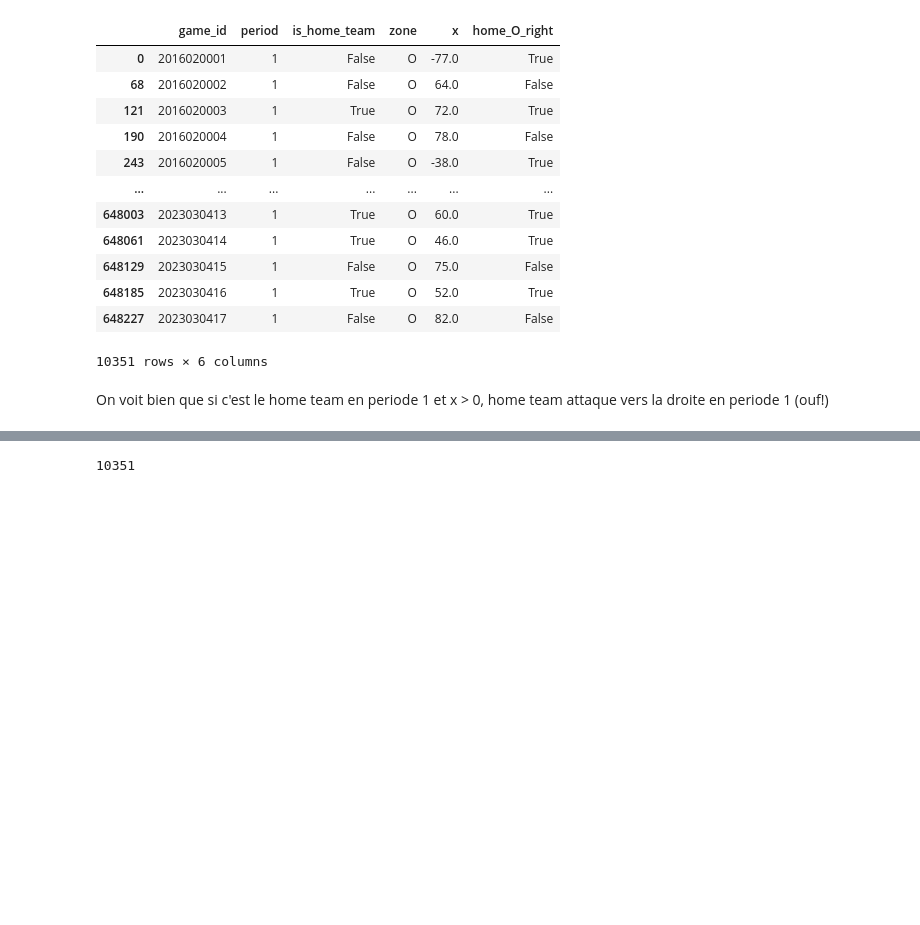
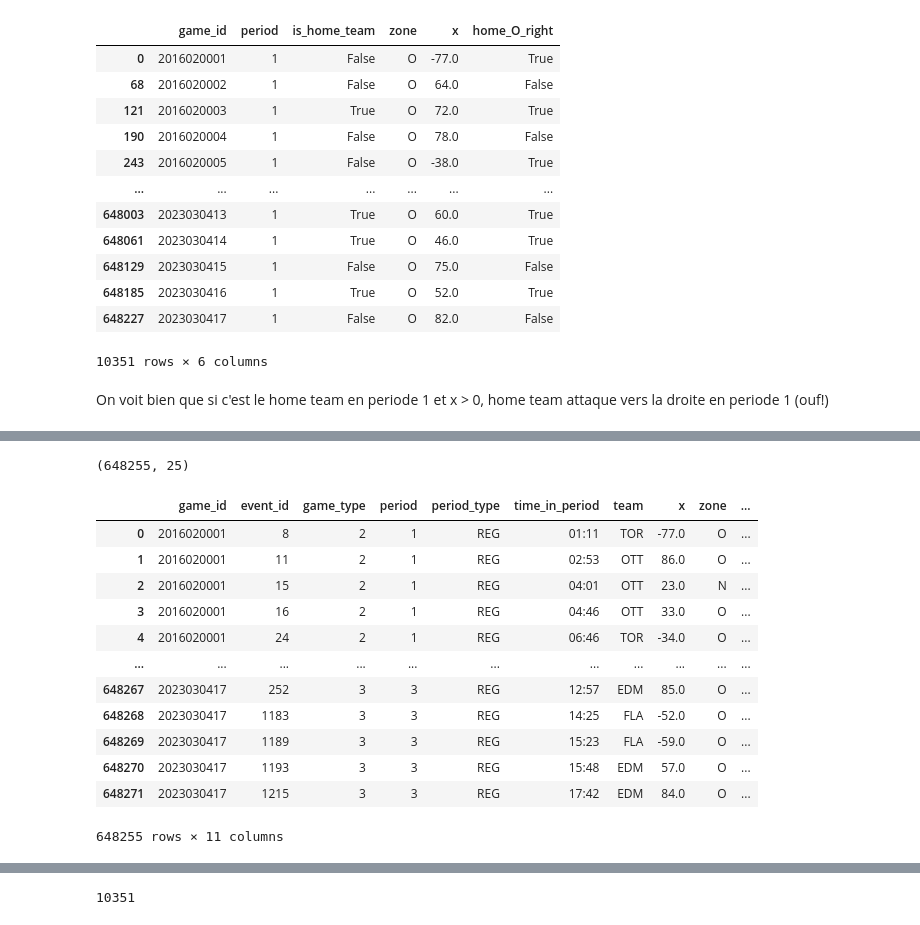
Before and after one commit to ammou35/LNH-data-science, a Jupyter notebook: data_science_project/notebooks/05_processing_data.ipynb, the cells around one changed output, grey strips where cells are left out. Drawn from its saved outputs; the diff is of its cells as text; code cells hidden in the pictures; blank space fills up the shorter version.

```diff
--- a/data_science_project/notebooks/05_processing_data.ipynb
+++ b/data_science_project/notebooks/05_processing_data.ipynb
@@ -546,0 +435,20 @@ combined_shots_with_coordinates.query('game_id == 2023020078')[['game_id', 'even
+# %%
+combined_shots_with_coordinates.shape
+# %% [output]
+(648255, 25)
+# %%
+combined_shots_with_coordinates[['game_id', 'event_id', 'game_type', 'period', 'period_type', 'time_in_period','team', 'x', 'zone', 'is_home_team', 'attack_dir']]
+# %% [output]
+|  | game_id | event_id | game_type | period | period_type | time_in_period | team | x | zone | ... |
+| 0 | 2016020001 | 8 | 2 | 1 | REG | 01:11 | TOR | -77.0 | O | ... |
+| 1 | 2016020001 | 11 | 2 | 1 | REG | 02:53 | OTT | 86.0 | O | ... |
+| 2 | 2016020001 | 15 | 2 | 1 | REG | 04:01 | OTT | 23.0 | N | ... |
+| 3 | 2016020001 | 16 | 2 | 1 | REG | 04:46 | OTT | 33.0 | O | ... |
+| 4 | 2016020001 | 24 | 2 | 1 | REG | 06:46 | TOR | -34.0 | O | ... |
+| ... | ... | ... | ... | ... | ... | ... | ... | ... | ... | ... |
+| 648267 | 2023030417 | 252 | 3 | 3 | REG | 12:57 | EDM | 85.0 | O | ... |
+| 648268 | 2023030417 | 1183 | 3 | 3 | REG | 14:25 | FLA | -52.0 | O | ... |
+| 648269 | 2023030417 | 1189 | 3 | 3 | REG | 15:23 | FLA | -59.0 | O | ... |
+| 648270 | 2023030417 | 1193 | 3 | 3 | REG | 15:48 | EDM | 57.0 | O | ... |
+| 648271 | 2023030417 | 1215 | 3 | 3 | REG | 17:42 | EDM | 84.0 | O | ... |
+648255 rows × 11 columns
```
Also changed, not shown: parts of 58 cells of this notebook.
